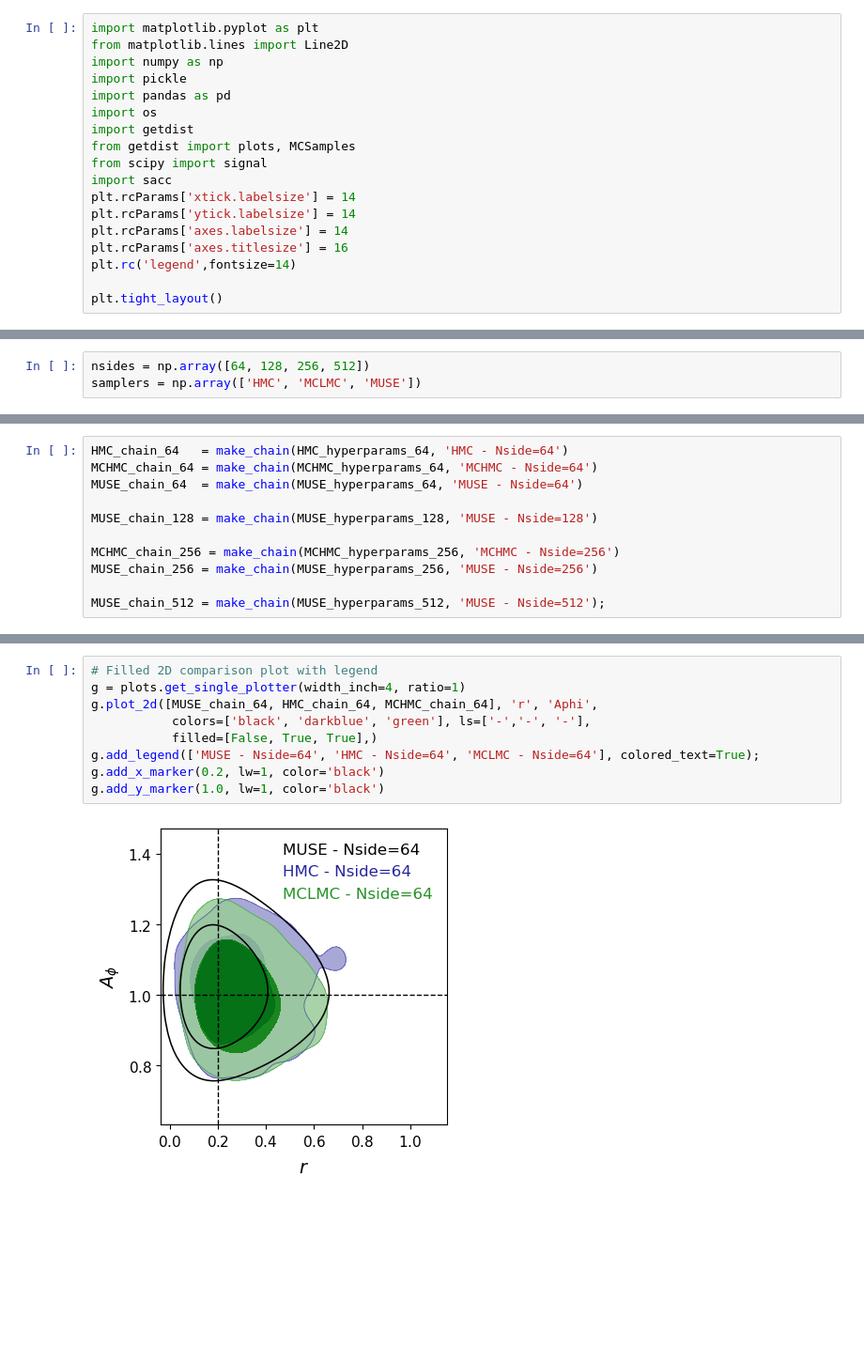
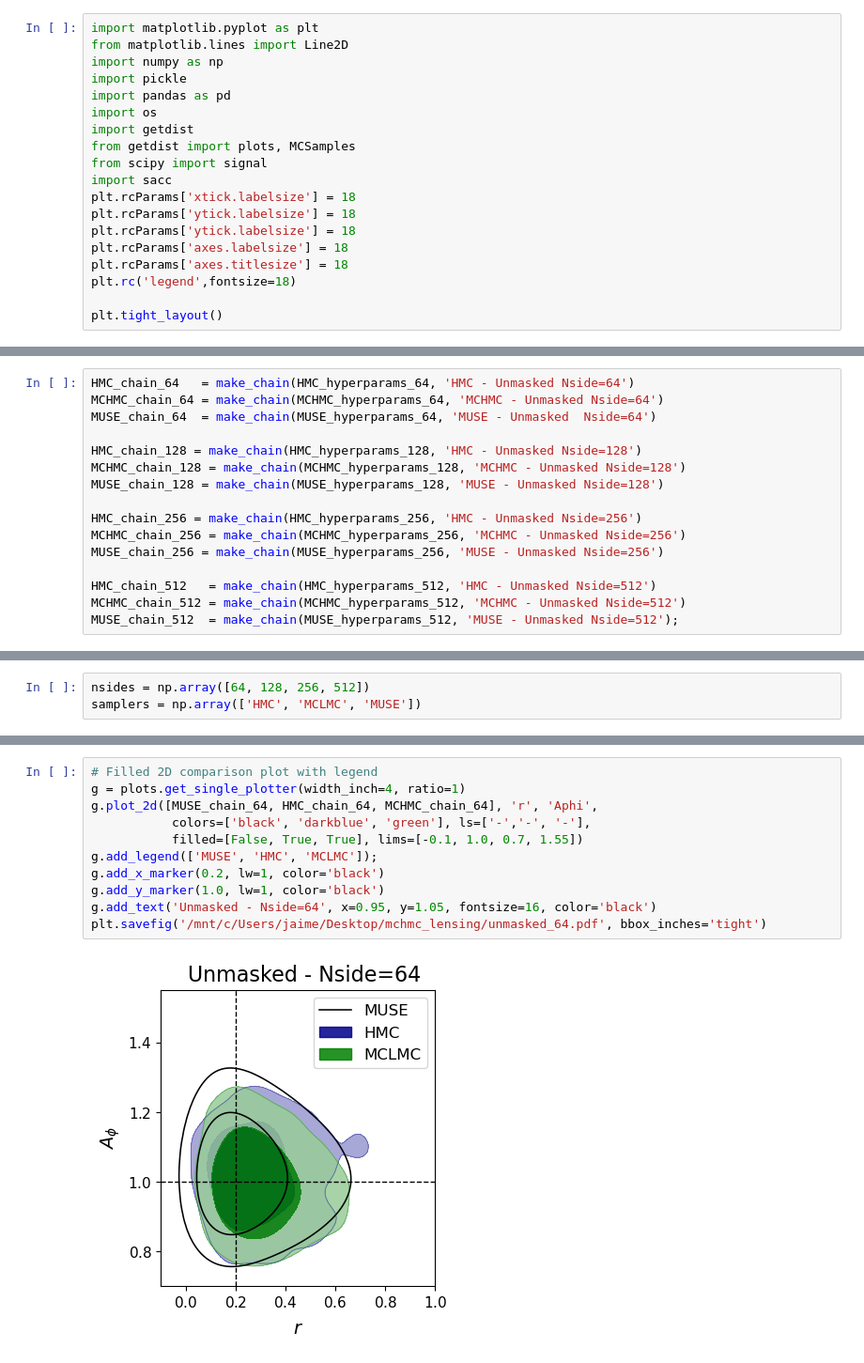
Before and after one commit to JaimeRZP/CMBLensing_MicroCanonicalHMC.jl, a Jupyter notebook: examples/plotting_python.ipynb, the cells around one changed output, grey strips where cells are left out. Shown: that part at 94% size. Saved outputs shown, nothing was run; the diff lists cells and outputs as text; blank space fills up the shorter version.

```diff
--- a/examples/plotting_python.ipynb
+++ b/examples/plotting_python.ipynb
@@ -9,11 +9,12 @@ import getdist
 from getdist import plots, MCSamples
 from scipy import signal
 import sacc
-plt.rcParams['xtick.labelsize'] = 14
-plt.rcParams['ytick.labelsize'] = 14
-plt.rcParams['axes.labelsize'] = 14
-plt.rcParams['axes.titlesize'] = 16
-plt.rc('legend',fontsize=14)
+plt.rcParams['xtick.labelsize'] = 18
+plt.rcParams['ytick.labelsize'] = 18
+plt.rcParams['ytick.labelsize'] = 18
+plt.rcParams['axes.labelsize'] = 18
+plt.rcParams['axes.titlesize'] = 18
+plt.rc('legend',fontsize=18)
 
 plt.tight_layout()
 # %% [output]
@@ -20,0 +63,16 @@ plt.tight_layout()
+# %%
+HMC_chain_64   = make_chain(HMC_hyperparams_64, 'HMC - Unmasked Nside=64')
+MCHMC_chain_64 = make_chain(MCHMC_hyperparams_64, 'MCHMC - Unmasked Nside=64')
+MUSE_chain_64  = make_chain(MUSE_hyperparams_64, 'MUSE - Unmasked  Nside=64')
+
+HMC_chain_128 = make_chain(HMC_hyperparams_128, 'HMC - Unmasked Nside=128')
+MCHMC_chain_128 = make_chain(MCHMC_hyperparams_128, 'MCHMC - Unmasked Nside=128')
+MUSE_chain_128 = make_chain(MUSE_hyperparams_128, 'MUSE - Unmasked Nside=128')
+
+HMC_chain_256 = make_chain(HMC_hyperparams_256, 'HMC - Unmasked Nside=256')
+MCHMC_chain_256 = make_chain(MCHMC_hyperparams_256, 'MCHMC - Unmasked Nside=256')
+MUSE_chain_256 = make_chain(MUSE_hyperparams_256, 'MUSE - Unmasked Nside=256')
+
+HMC_chain_512   = make_chain(HMC_hyperparams_512, 'HMC - Unmasked Nside=512')
+MCHMC_chain_512 = make_chain(MCHMC_hyperparams_512, 'MCHMC - Unmasked Nside=512')
+MUSE_chain_512  = make_chain(MUSE_hyperparams_512, 'MUSE - Unmasked Nside=512');
@@ -83,11 +157,0 @@ def make_chain(file, label, labels_dict=labels_dict):
-# %%
-HMC_chain_64   = make_chain(HMC_hyperparams_64, 'HMC - Nside=64')
-MCHMC_chain_64 = make_chain(MCHMC_hyperparams_64, 'MCHMC - Nside=64')
-MUSE_chain_64  = make_chain(MUSE_hyperparams_64, 'MUSE - Nside=64')
-
-MUSE_chain_128 = make_chain(MUSE_hyperparams_128, 'MUSE - Nside=128')
-
-MCHMC_chain_256 = make_chain(MCHMC_hyperparams_256, 'MCHMC - Nside=256')
-MUSE_chain_256 = make_chain(MUSE_hyperparams_256, 'MUSE - Nside=256')
-
-MUSE_chain_512 = make_chain(MUSE_hyperparams_512, 'MUSE - Nside=512');
@@ -112,11 +160,13 @@ Removed no burn in
 # %%
 # Filled 2D comparison plot with legend
 g = plots.get_single_plotter(width_inch=4, ratio=1)
 g.plot_2d([MUSE_chain_64, HMC_chain_64, MCHMC_chain_64], 'r', 'Aphi',
            colors=['black', 'darkblue', 'green'], ls=['-','-', '-'],
-           filled=[False, True, True],)
-g.add_legend(['MUSE - Nside=64', 'HMC - Nside=64', 'MCLMC - Nside=64'], colored_text=True);
+           filled=[False, True, True], lims=[-0.1, 1.0, 0.7, 1.55])
+g.add_legend(['MUSE', 'HMC', 'MCLMC']);
 g.add_x_marker(0.2, lw=1, color='black')
 g.add_y_marker(1.0, lw=1, color='black')
+g.add_text('Unmasked - Nside=64', x=0.95, y=1.05, fontsize=16, color='black')
+plt.savefig('/mnt/c/Users/jaime/Desktop/mchmc_lensing/unmasked_64.pdf', bbox_inches='tight')
 # %% [output]
-[figure, old version]
+[figure, new version]
```
Also changed, not shown: parts of 36 cells of this notebook, 1 other file.
